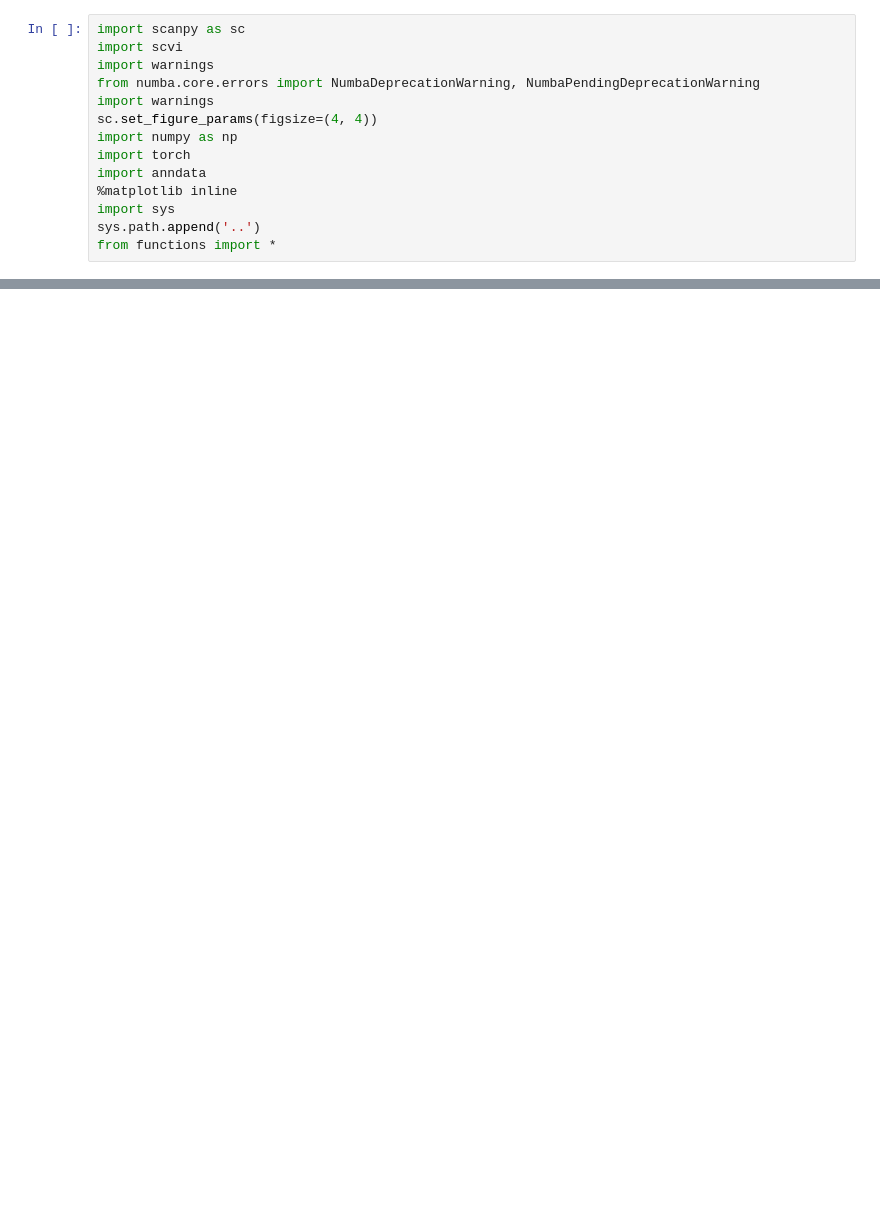
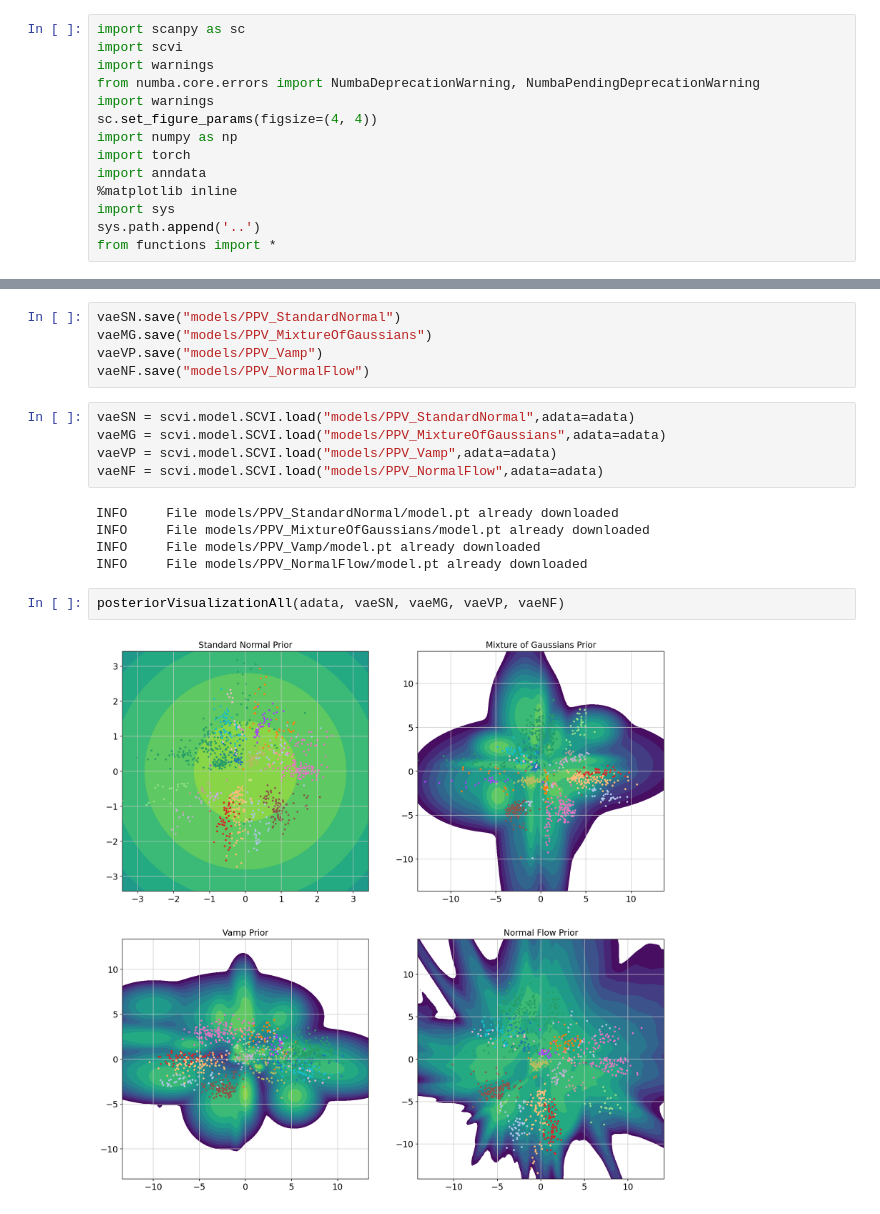
Before and after one commit to LeanderDiazBone/BachelorThesis, a Jupyter notebook: visualizationScripts/posterior_visualization.ipynb, the cells around one changed output, grey strips where cells are left out. Drawn from its saved outputs; the diff is of its cells as text; blank space fills up the shorter version.

Commit message:
Posterior Visualization done.

```diff
--- a/visualizationScripts/posterior_visualization.ipynb
+++ b/visualizationScripts/posterior_visualization.ipynb
@@ -22,0 +54,19 @@ WARNING:jax._src.xla_bridge:No GPU/TPU found, falling back to CPU. (Set TF_CPP_M
+# %%
+vaeSN.save("models/PPV_StandardNormal")
+vaeMG.save("models/PPV_MixtureOfGaussians")
+vaeVP.save("models/PPV_Vamp")
+vaeNF.save("models/PPV_NormalFlow")
+# %%
+vaeSN = scvi.model.SCVI.load("models/PPV_StandardNormal",adata=adata)
+vaeMG = scvi.model.SCVI.load("models/PPV_MixtureOfGaussians",adata=adata)
+vaeVP = scvi.model.SCVI.load("models/PPV_Vamp",adata=adata)
+vaeNF = scvi.model.SCVI.load("models/PPV_NormalFlow",adata=adata)
+# %% [output]
+INFO     File models/PPV_StandardNormal/model.pt already downloaded
+INFO     File models/PPV_MixtureOfGaussians/model.pt already downloaded
+INFO     File models/PPV_Vamp/model.pt already downloaded
+INFO     File models/PPV_NormalFlow/model.pt already downloaded
+# %%
+posteriorVisualizationAll(adata, vaeSN, vaeMG, vaeVP, vaeNF)
+# %% [output]
+[figure, added]
```
Also changed, not shown: parts of 22 cells of this notebook, 23 other files.
